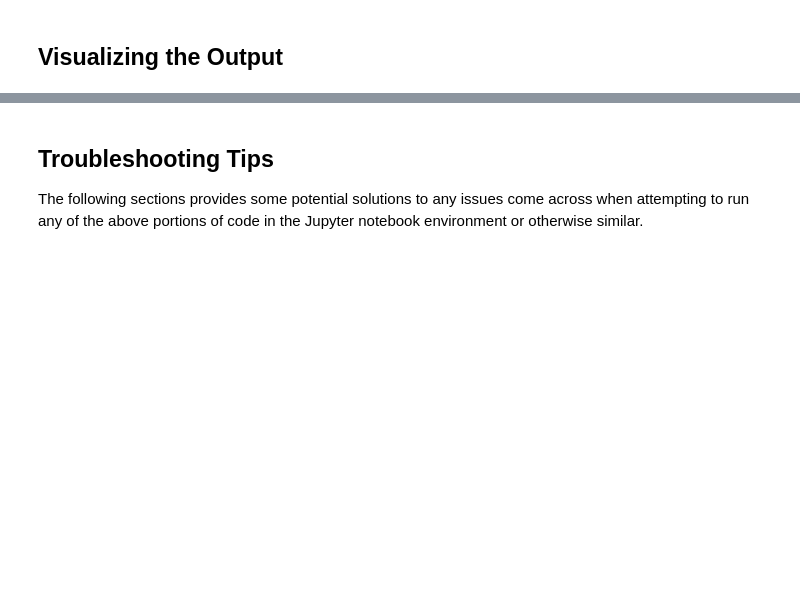
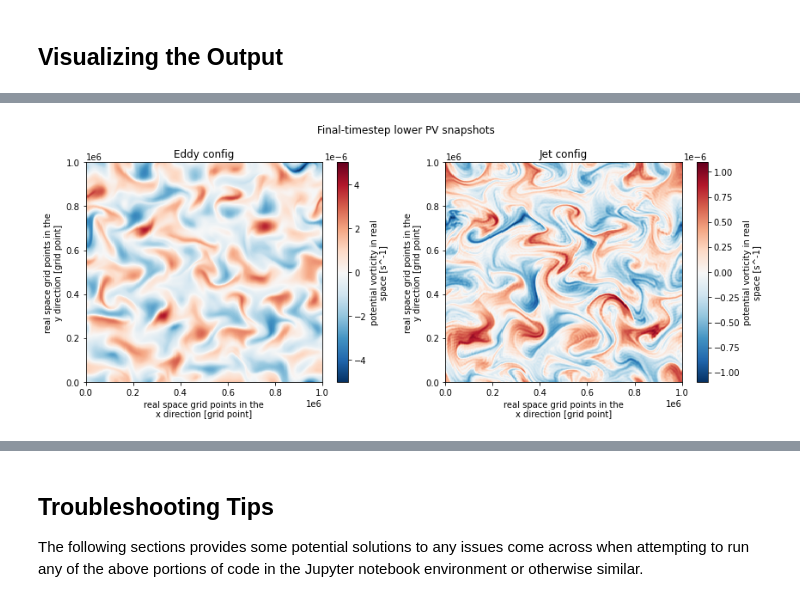
Before and after one commit to m2lines/MLwithQG, a Jupyter notebook: notebooks/Running High Resolution Simulations With pyqg.ipynb, the cells around one changed output, grey strips where cells are left out. Saved outputs shown, nothing was run; the diff lists cells and outputs as text; code cells hidden in the pictures; blank space fills up the shorter version.

Commit message:
Plotted KE density and PV snapshots, modified troubleshooting section, made some logical ordering changes to steps, added comments/notes/info

```diff
--- a/notebooks/Running High Resolution Simulations With pyqg.ipynb
+++ b/notebooks/Running High Resolution Simulations With pyqg.ipynb
@@ -108,0 +159,7 @@ plt.tight_layout()
+# %%
+plt.figure(figsize=(12,5)).suptitle("Final-timestep lower PV snapshots")
+plt.subplot(121); eddy_high_res.q.isel(lev=1, time=-1).plot(); plt.title("Eddy config")
+plt.subplot(122);  jet_high_res.q.isel(lev=1, time=-1).plot(); plt.title( "Jet config")
+plt.tight_layout()
+# %% [output]
+[figure, added]
```
Also changed, not shown: parts of 18 cells of this notebook.
